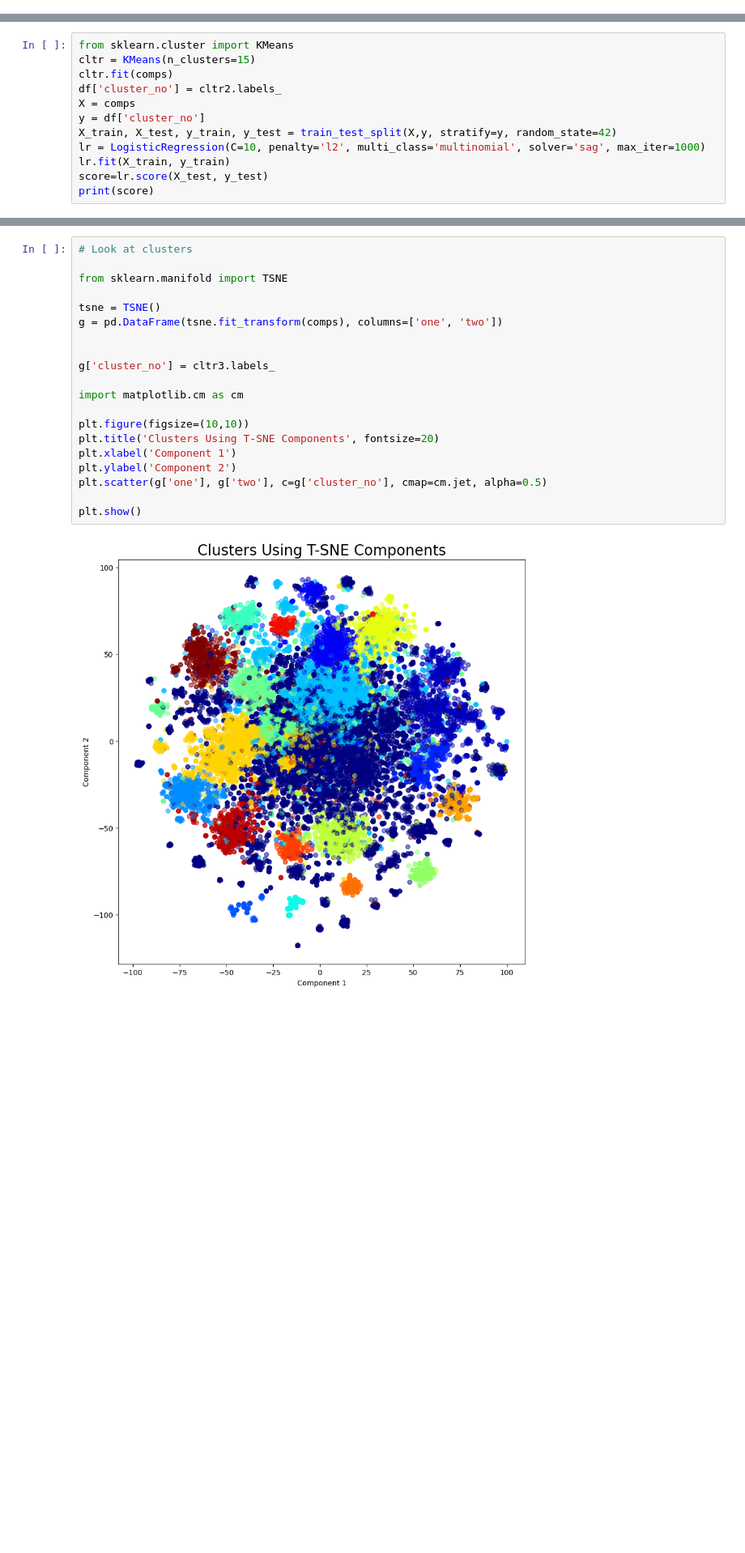
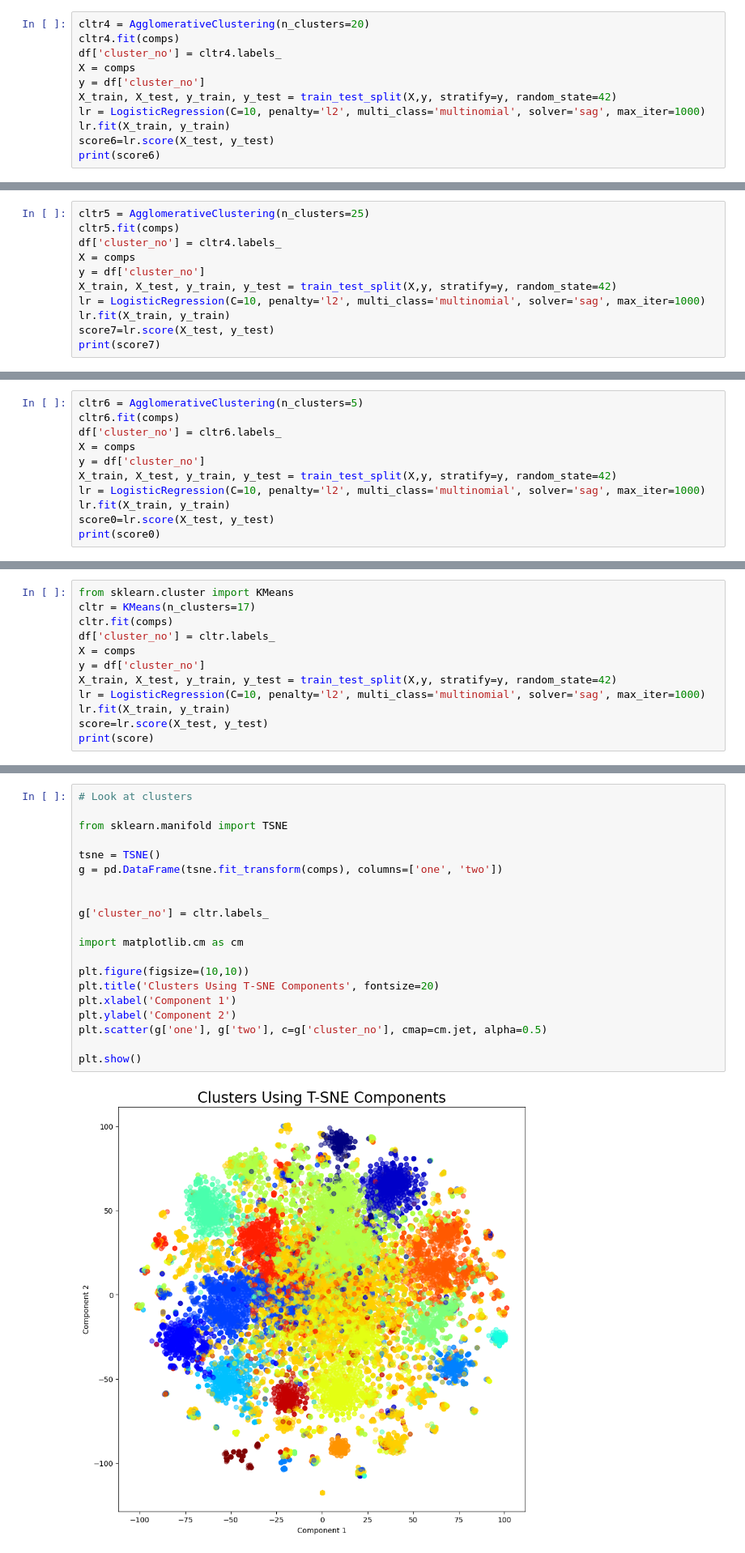
Before and after one commit to pvalia/job-rec, a Jupyter notebook: implementation/hybrid/hybrid_algo.ipynb, the cells around one changed output, grey strips where cells are left out. Shown: that part at 81% size. Saved outputs shown, nothing was run; the diff lists cells and outputs as text; blank space fills up the shorter version.

```diff
--- a/implementation/hybrid/hybrid_algo.ipynb
+++ b/implementation/hybrid/hybrid_algo.ipynb
@@ -204,0 +231,11 @@ print(score3)
+# %%
+cltr4 = AgglomerativeClustering(n_clusters=20)
+cltr4.fit(comps)
+df['cluster_no'] = cltr4.labels_
+X = comps
+y = df['cluster_no']
+X_train, X_test, y_train, y_test = train_test_split(X,y, stratify=y, random_state=42)
+lr = LogisticRegression(C=10, penalty='l2', multi_class='multinomial', solver='sag', max_iter=1000)
+lr.fit(X_train, y_train)
+score6=lr.score(X_test, y_test)
+print(score6)
@@ -204,0 +244,11 @@ print(score3)
+# %%
+cltr5 = AgglomerativeClustering(n_clusters=25)
+cltr5.fit(comps)
+df['cluster_no'] = cltr4.labels_
+X = comps
+y = df['cluster_no']
+X_train, X_test, y_train, y_test = train_test_split(X,y, stratify=y, random_state=42)
+lr = LogisticRegression(C=10, penalty='l2', multi_class='multinomial', solver='sag', max_iter=1000)
+lr.fit(X_train, y_train)
+score7=lr.score(X_test, y_test)
+print(score7)
@@ -204,0 +257,11 @@ print(score3)
+# %%
+cltr6 = AgglomerativeClustering(n_clusters=5)
+cltr6.fit(comps)
+df['cluster_no'] = cltr6.labels_
+X = comps
+y = df['cluster_no']
+X_train, X_test, y_train, y_test = train_test_split(X,y, stratify=y, random_state=42)
+lr = LogisticRegression(C=10, penalty='l2', multi_class='multinomial', solver='sag', max_iter=1000)
+lr.fit(X_train, y_train)
+score0=lr.score(X_test, y_test)
+print(score0)
@@ -205,8 +281,8 @@ print(score3)
 # %%
 from sklearn.cluster import KMeans
-cltr = KMeans(n_clusters=15)
+cltr = KMeans(n_clusters=17)
 cltr.fit(comps)
-df['cluster_no'] = cltr2.labels_
+df['cluster_no'] = cltr.labels_
 X = comps
 y = df['cluster_no']
 X_train, X_test, y_train, y_test = train_test_split(X,y, stratify=y, random_state=42)
@@ -245,23 +295,23 @@ plt.show()
 # %%
 # Look at clusters
 
 from sklearn.manifold import TSNE
 
 tsne = TSNE()
 g = pd.DataFrame(tsne.fit_transform(comps), columns=['one', 'two'])
 
 
-g['cluster_no'] = cltr3.labels_
+g['cluster_no'] = cltr.labels_
 
 import matplotlib.cm as cm
 
 plt.figure(figsize=(10,10))
 plt.title('Clusters Using T-SNE Components', fontsize=20)
 plt.xlabel('Component 1')
 plt.ylabel('Component 2')
 plt.scatter(g['one'], g['two'], c=g['cluster_no'], cmap=cm.jet, alpha=0.5)
 
 plt.show()
 # %% [output]
-[figure, old version]
+[figure, new version]
 # %%
```
Also changed, not shown: parts of 13 cells of this notebook, 1 other file.
